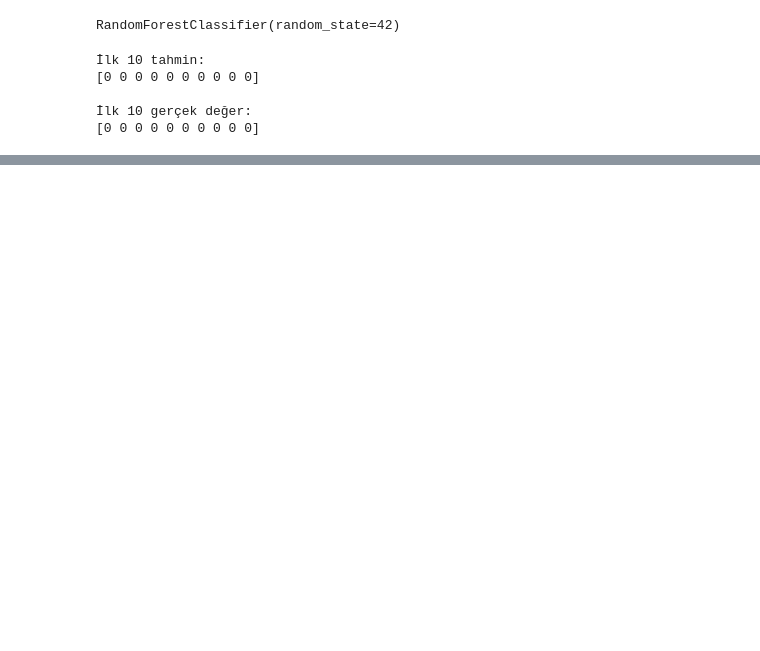
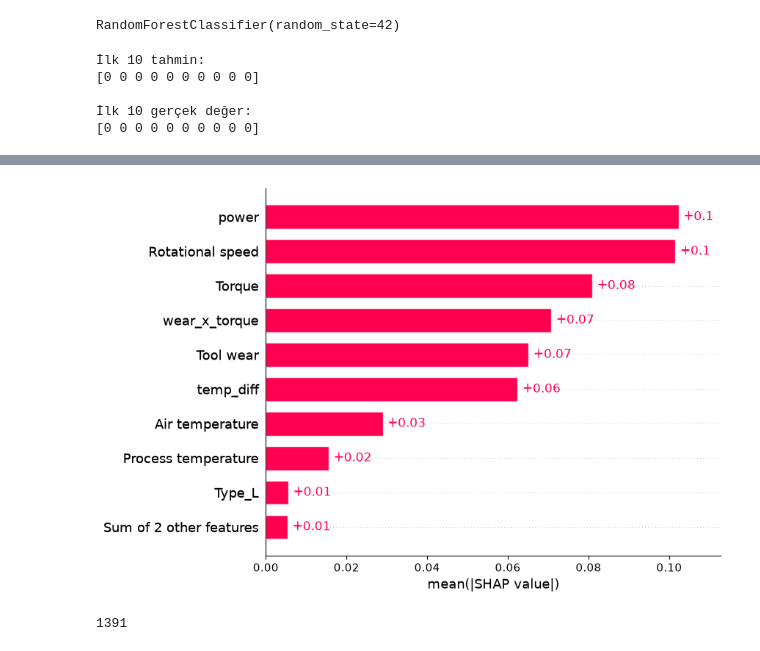
Before and after one commit to nurefsand/predictwise, a Jupyter notebook: notebooks/analysis.ipynb, the cells around one changed output, grey strips where cells are left out. Drawn from its saved outputs; the diff is of its cells as text; code cells hidden in the pictures; blank space fills up the shorter version.

```diff
--- a/notebooks/analysis.ipynb
+++ b/notebooks/analysis.ipynb
@@ -205,0 +558,16 @@ print(y_test.iloc[:10].values)
+# %%
+shap.plots.bar(
+    shap.Explanation(
+        values=shap_values[:, :, 1],
+        data=X_test.values,
+        feature_names=X_test.columns
+    )
+)
+# %% [output]
+[figure, added]
+# %%
+highest_risk_index = results["Risk Score"].idxmax()
+
+print(highest_risk_index)
+# %% [output]
+1391
```
Also changed, not shown: parts of 34 cells of this notebook, 12 other files.
